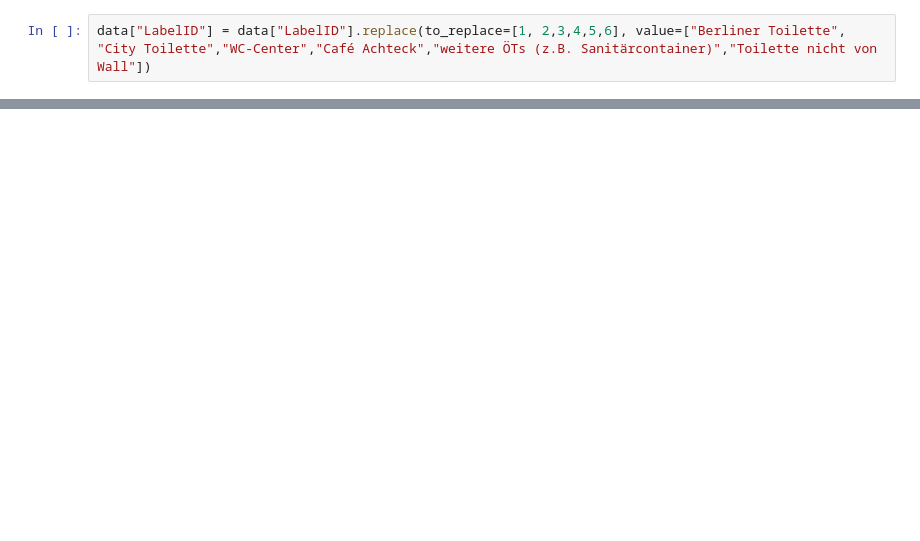
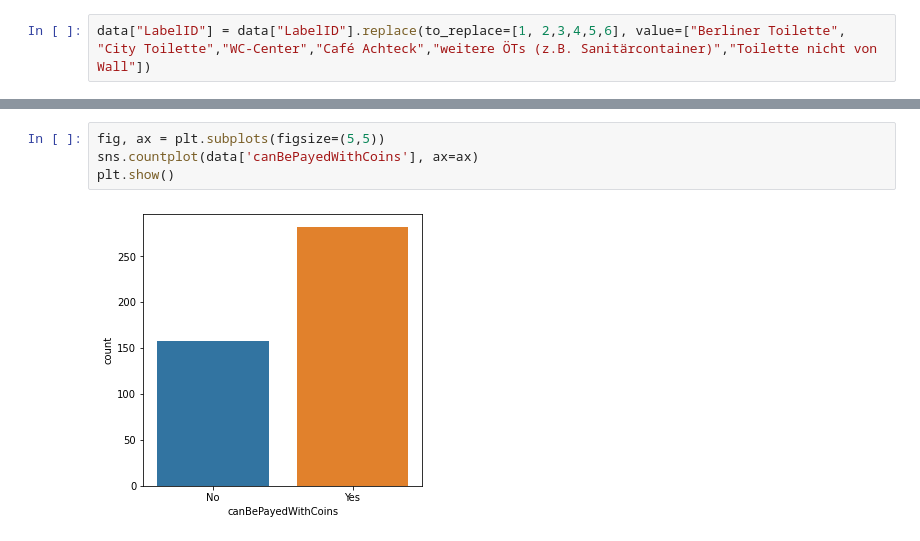
Before and after one commit to TechLabs-Berlin/st22-peedom, a Jupyter notebook: Data/peedom.ipynb, the cells around one changed output, grey strips where cells are left out. Drawn from its saved outputs; the diff is of its cells as text; blank space fills up the shorter version.

```diff
--- a/Data/peedom.ipynb
+++ b/Data/peedom.ipynb
@@ -148,0 +172,6 @@ data.to_csv('C:/Users/Rashmi Dsouza/Desktop/TechLabs/Project/Data/draft_peedom.c
+# %%
+fig, ax = plt.subplots(figsize=(5,5))
+sns.countplot(data['canBePayedWithCoins'], ax=ax)
+plt.show()
+# %% [output]
+[figure, added]
```
Also changed, not shown: parts of 20 cells of this notebook, 4 other files.
